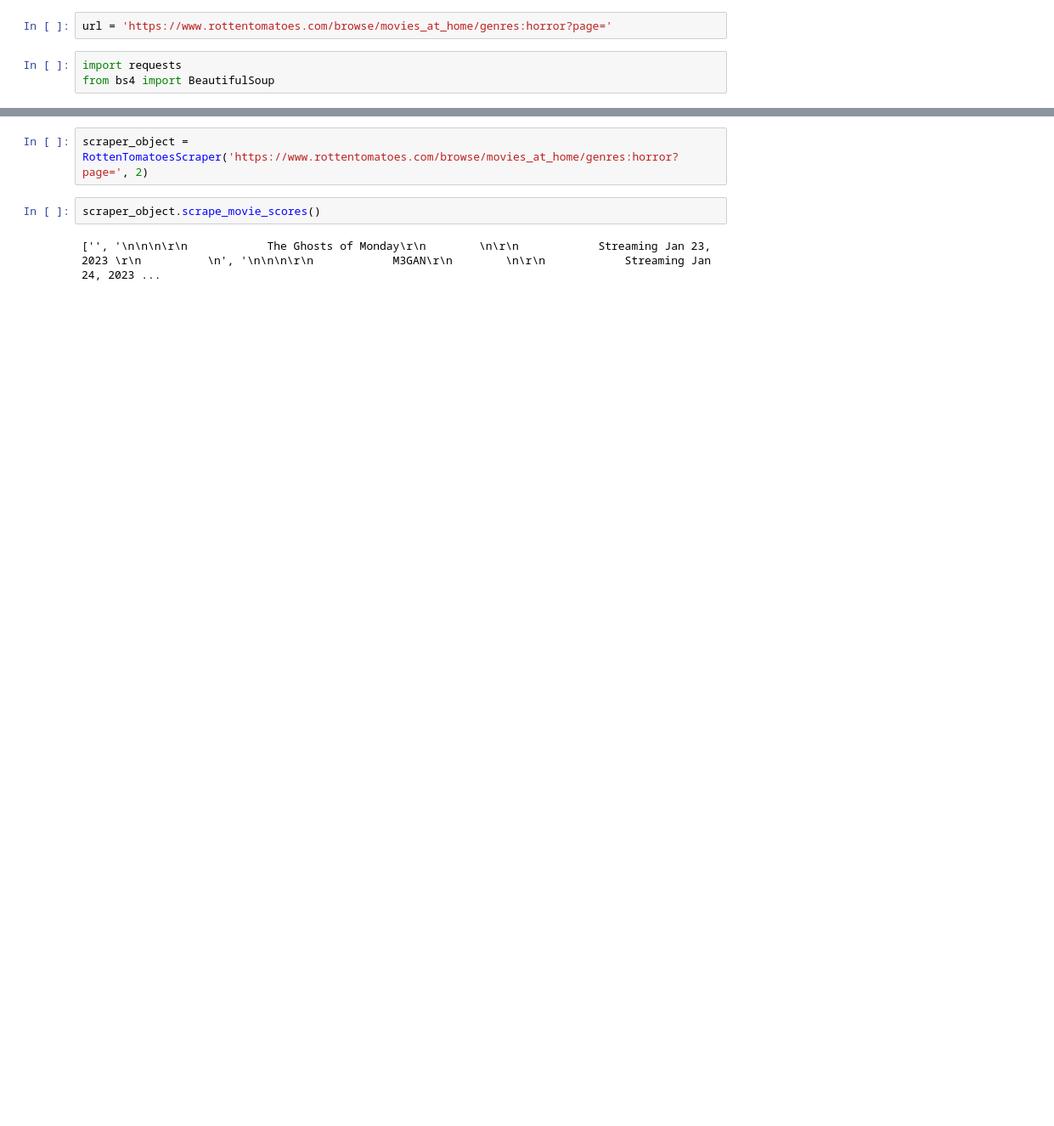
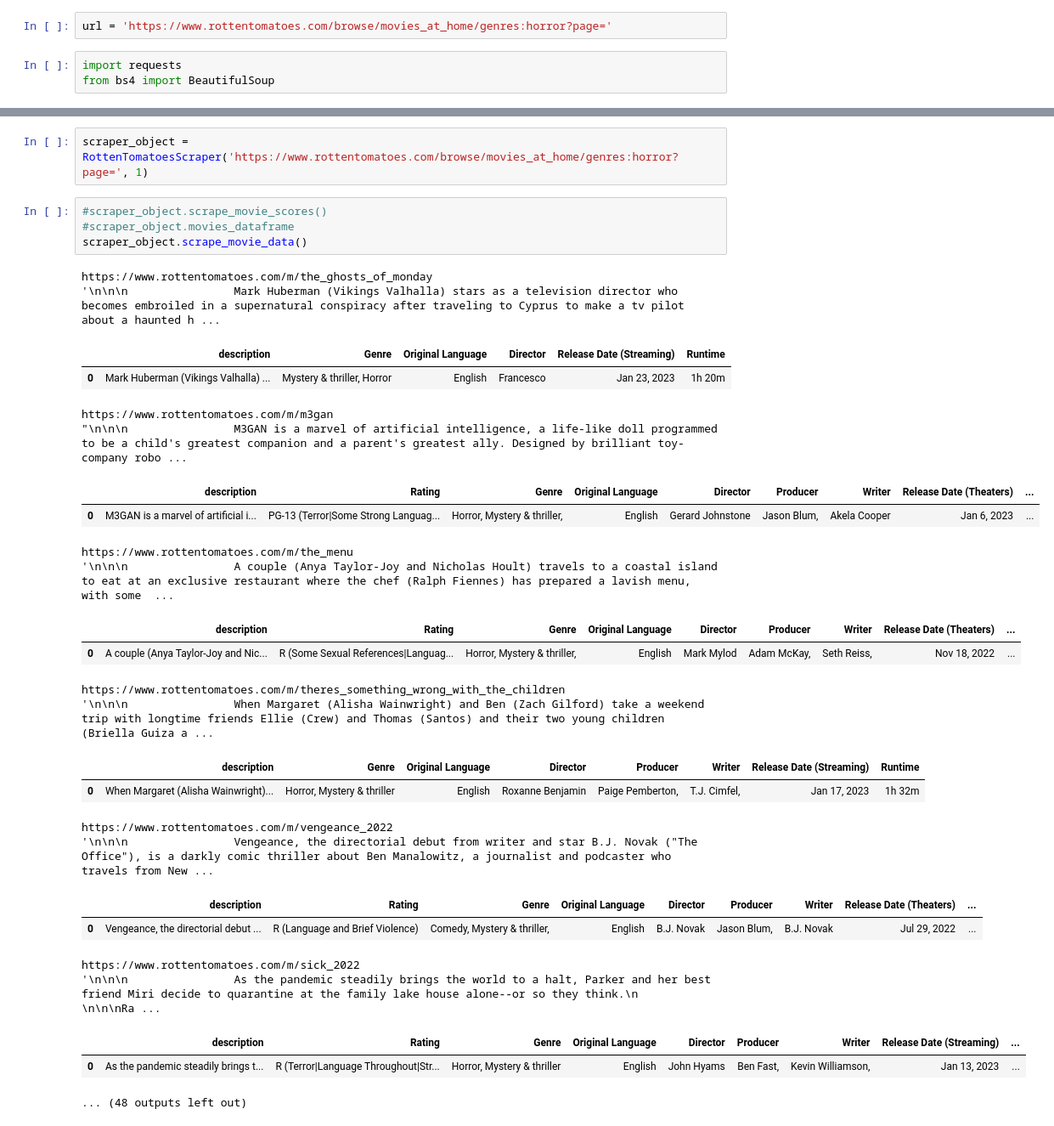
Before and after one commit to ndjogo/data_collection, a Jupyter notebook: beautiful_soup_rotten_tomatoes.ipynb, the cells around one changed output, grey strips where cells are left out. Shown at 85% size. Cells and saved outputs as stored; diff of their text form; blank space fills up the shorter version.

```diff
--- a/beautiful_soup_rotten_tomatoes.ipynb
+++ b/beautiful_soup_rotten_tomatoes.ipynb
@@ -33,8 +84,34 @@ class RottenTomatoesScraper():
 #             except:
 #                 pass
 # %%
-scraper_object = RottenTomatoesScraper('https://www.rottentomatoes.com/browse/movies_at_home/genres:horror?page=', 2)
+scraper_object = RottenTomatoesScraper('https://www.rottentomatoes.com/browse/movies_at_home/genres:horror?page=', 1)
 # %%
-scraper_object.scrape_movie_scores()
+#scraper_object.scrape_movie_scores()
+#scraper_object.movies_dataframe
+scraper_object.scrape_movie_data()
 # %% [output]
-['', '\n\n\n\r\n            The Ghosts of Monday\r\n        \n\r\n            Streaming Jan 23, 2023 \r\n          \n', '\n\n\n\r\n            M3GAN\r\n        \n\r\n            Streaming Jan 24, 2023 ...
+https://www.rottentomatoes.com/m/the_ghosts_of_monday
+'\n\n\n                Mark Huberman (Vikings Valhalla) stars as a television director who becomes embroiled in a supernatural conspiracy after traveling to Cyprus to make a tv pilot about a haunted h ...
+|  | description | Genre | Original Language | Director | Release Date (Streaming) | Runtime |
+| 0 | Mark Huberman (Vikings Valhalla) ... | Mystery & thriller, Horror | English | Francesco | Jan 23, 2023 | 1h 20m |
+https://www.rottentomatoes.com/m/m3gan
+"\n\n\n                M3GAN is a marvel of artificial intelligence, a life-like doll programmed to be a child's greatest companion and a parent's greatest ally. Designed by brilliant toy-company robo ...
+|  | description | Rating | Genre | Original Language | Director | Producer | Writer | Release Date (Theaters) | ... |
+| 0 | M3GAN is a marvel of artificial i... | PG-13 (Terror|Some Strong Languag... | Horror, Mystery & thriller, | English | Gerard Johnstone | Jason Blum, | Akela Cooper | Jan 6, 2023 | ... |
+https://www.rottentomatoes.com/m/the_menu
+'\n\n\n                A couple (Anya Taylor-Joy and Nicholas Hoult) travels to a coastal island to eat at an exclusive restaurant where the chef (Ralph Fiennes) has prepared a lavish menu, with some  ...
+|  | description | Rating | Genre | Original Language | Director | Producer | Writer | Release Date (Theaters) | ... |
+| 0 | A couple (Anya Taylor-Joy and Nic... | R (Some Sexual References|Languag... | Horror, Mystery & thriller, | English | Mark Mylod | Adam McKay, | Seth Reiss, | Nov 18, 2022 | ... |
+https://www.rottentomatoes.com/m/theres_something_wrong_with_the_children
+'\n\n\n                When Margaret (Alisha Wainwright) and Ben (Zach Gilford) take a weekend trip with longtime friends Ellie (Crew) and Thomas (Santos) and their two young children (Briella Guiza a ...
+|  | description | Genre | Original Language | Director | Producer | Writer | Release Date (Streaming) | Runtime |
+| 0 | When Margaret (Alisha Wainwright)... | Horror, Mystery & thriller | English | Roxanne Benjamin | Paige Pemberton, | T.J. Cimfel, | Jan 17, 2023 | 1h 32m |
+https://www.rottentomatoes.com/m/vengeance_2022
+'\n\n\n                Vengeance, the directorial debut from writer and star B.J. Novak ("The Office"), is a darkly comic thriller about Ben Manalowitz, a journalist and podcaster who travels from New ...
+|  | description | Rating | Genre | Original Language | Director | Producer | Writer | Release Date (Theaters) | ... |
+| 0 | Vengeance, the directorial debut ... | R (Language and Brief Violence) | Comedy, Mystery & thriller, | English | B.J. Novak | Jason Blum, | B.J. Novak | Jul 29, 2022 | ... |
+https://www.rottentomatoes.com/m/sick_2022
+'\n\n\n                As the pandemic steadily brings the world to a halt, Parker and her best friend Miri decide to quarantine at the family lake house alone--or so they think.\n            \n\n\nRa ...
+|  | description | Rating | Genre | Original Language | Director | Producer | Writer | Release Date (Streaming) | ... |
+| 0 | As the pandemic steadily brings t... | R (Terror|Language Throughout|Str... | Horror, Mystery & thriller | English | John Hyams | Ben Fast, | Kevin Williamson, | Jan 13, 2023 | ... |
+... (48 outputs left out)
```
Also changed, not shown: parts of 2 cells of this notebook.
